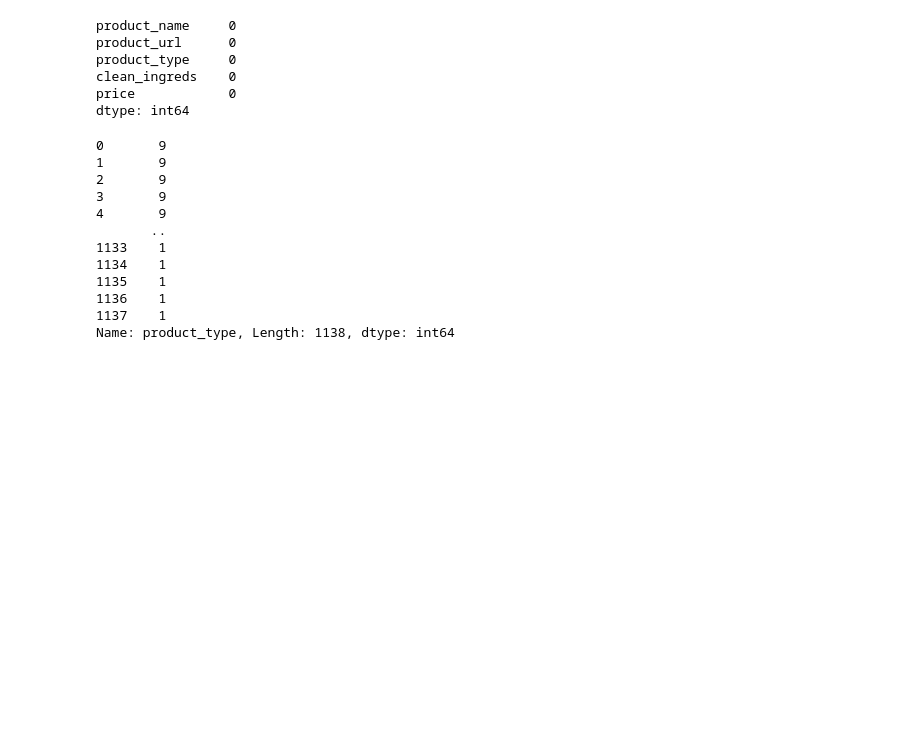
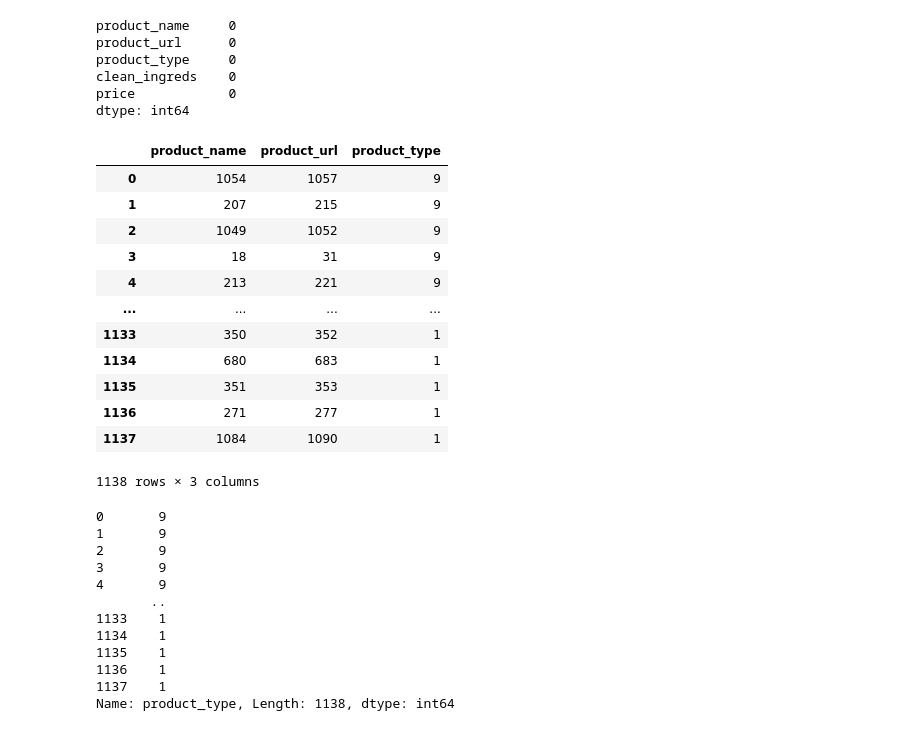
Before and after one commit to Afrin414/skincare_product, a Jupyter notebook: notebook/project1.ipynb, the cells around one changed output. Saved outputs shown, nothing was run; the diff lists cells and outputs as text; code cells hidden in the pictures; blank space fills up the shorter version.

```diff
--- a/notebook/project1.ipynb
+++ b/notebook/project1.ipynb
@@ -119,6 +121,22 @@ for col in x_encoded.columns:
         le = LabelEncoder()
         x_encoded[col] = le.fit_transform(x_encoded[col])
         encoders[col] = le   # save encoder for each column
+# %%
+x_encoded
+# %% [output]
+|  | product_name | product_url | product_type |
+| 0 | 1054 | 1057 | 9 |
+| 1 | 207 | 215 | 9 |
+| 2 | 1049 | 1052 | 9 |
+| 3 | 18 | 31 | 9 |
+| 4 | 213 | 221 | 9 |
+| ... | ... | ... | ... |
+| 1133 | 350 | 352 | 1 |
+| 1134 | 680 | 683 | 1 |
+| 1135 | 351 | 353 | 1 |
+| 1136 | 271 | 277 | 1 |
+| 1137 | 1084 | 1090 | 1 |
+1138 rows × 3 columns
 # %%
 x_encoded[col]
 # %% [output]
```
Also changed, not shown: parts of 4 cells of this notebook, 6 other files.
